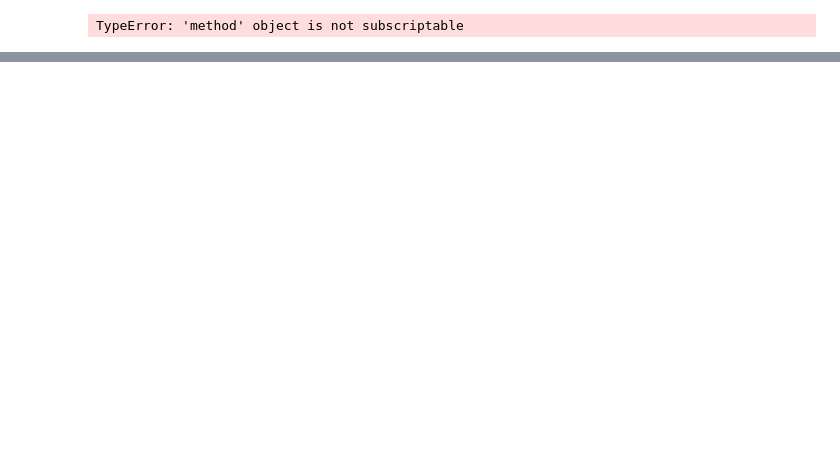
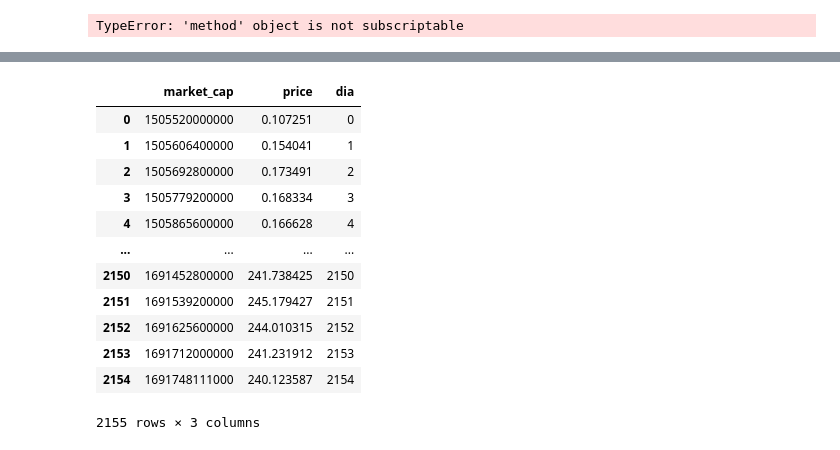
Before and after one commit to NahuVidales/CryptoDataAnalytics, a Jupyter notebook: ETL.ipynb, the cells around one changed output, grey strips where cells are left out. Saved outputs shown, nothing was run; the diff lists cells and outputs as text; code cells hidden in the pictures; blank space fills up the shorter version.

```diff
--- a/ETL.ipynb
+++ b/ETL.ipynb
@@ -477,0 +511,30 @@ NotImplementedError:
+# %%
+with open(bnb_cap_json, 'r') as file:
+    bnb_cap_content = file.read()
+
+# Convertir el JSON en un diccionario
+bnb_cap = json.loads(bnb_cap_content)
+
+# Normalize the JSON and create a DataFrame
+bnb = pd.json_normalize(bnb_cap)
+
+# Convertir las listas anidadas en filas individuales para la columna 'prices'
+prices_data = bnb_cap['prices']
+prices_df_bnb = pd.DataFrame(prices_data, columns=['market_cap', 'price'])
+#Haremos una columna día número para poder hacer un plot de la evolución de los precios y esta será en función del índice de fila
+prices_df_bnb['dia'] = prices_df_bnb.index
+prices_df_bnb
+# %% [output]
+|  | market_cap | price | dia |
+| 0 | 1505520000000 | 0.107251 | 0 |
+| 1 | 1505606400000 | 0.154041 | 1 |
+| 2 | 1505692800000 | 0.173491 | 2 |
+| 3 | 1505779200000 | 0.168334 | 3 |
+| 4 | 1505865600000 | 0.166628 | 4 |
+| ... | ... | ... | ... |
+| 2150 | 1691452800000 | 241.738425 | 2150 |
+| 2151 | 1691539200000 | 245.179427 | 2151 |
+| 2152 | 1691625600000 | 244.010315 | 2152 |
+| 2153 | 1691712000000 | 241.231912 | 2153 |
+| 2154 | 1691748111000 | 240.123587 | 2154 |
+2155 rows × 3 columns
```
Also changed, not shown: parts of 23 cells of this notebook, 14 other files.
